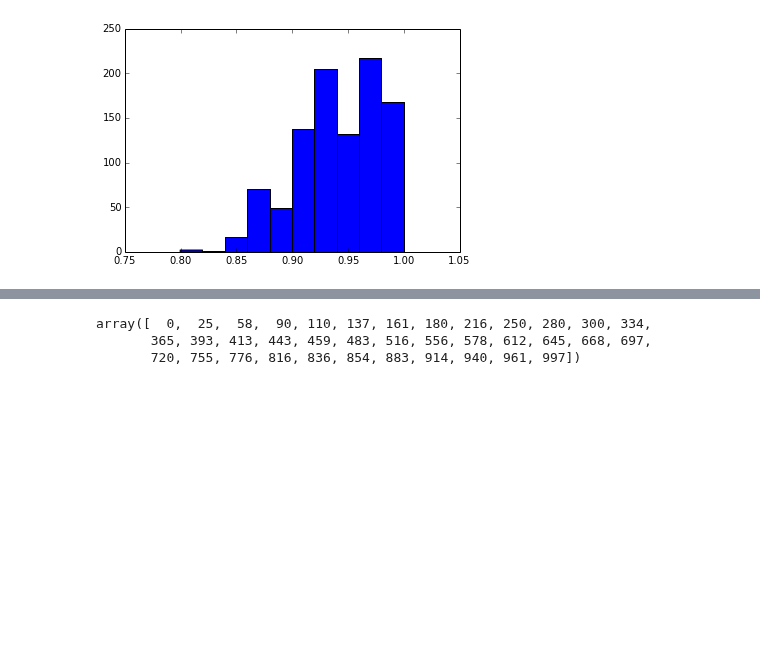
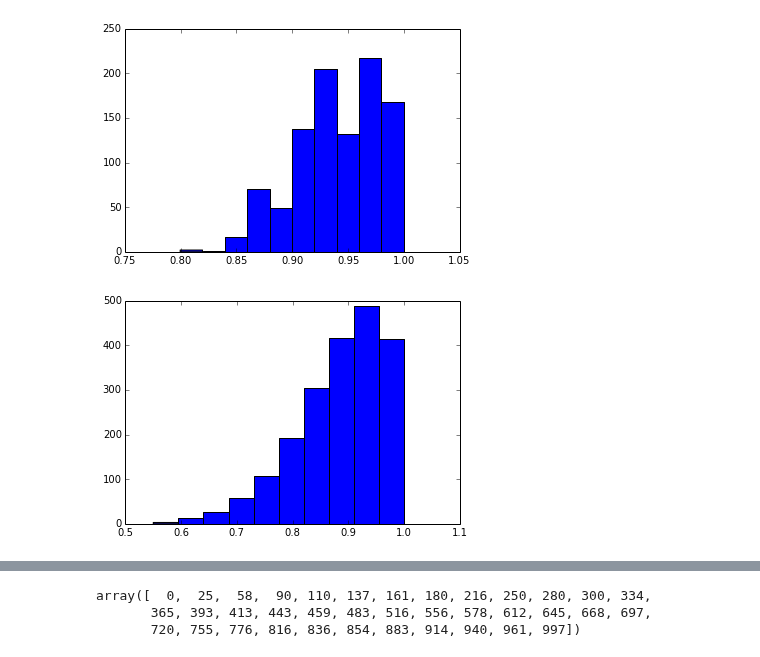
Before and after one commit to alimanfoo/anhima, a Jupyter notebook: examples/ld.ipynb, the cells around one changed output, grey strips where cells are left out. Saved outputs shown, nothing was run; the diff lists cells and outputs as text; code cells hidden in the pictures; blank space fills up the shorter version.

```diff
--- a/examples/ld.ipynb
+++ b/examples/ld.ipynb
@@ -28,0 +36,3 @@ array([[1, 0, 0, ..., 1, 2, 2],
+# %%
+pos = np.random.randint(low=0, high=n_variants*100, size=n_variants)
+pos.sort()
@@ -56,0 +71,3 @@ sep, cor
+# %%
+cor, sep, dist = anhima.ld.pairwise_ld_decay(r_squared, pos)
+cor, sep, dist
@@ -58,6 +80,10 @@ sep, cor
 plt.hist(cor[sep == 1]);
 # %% [output]
 [figure]
+# %%
+plt.hist(cor[(dist > 0) & (dist < 200)]);
+# %% [output]
+[figure, added]
 # %%
 np.sqrt(np.mean(cor[sep == 1]))
 # %% [output]
```
Also changed, not shown: parts of 38 cells of this notebook, 7 other files.
